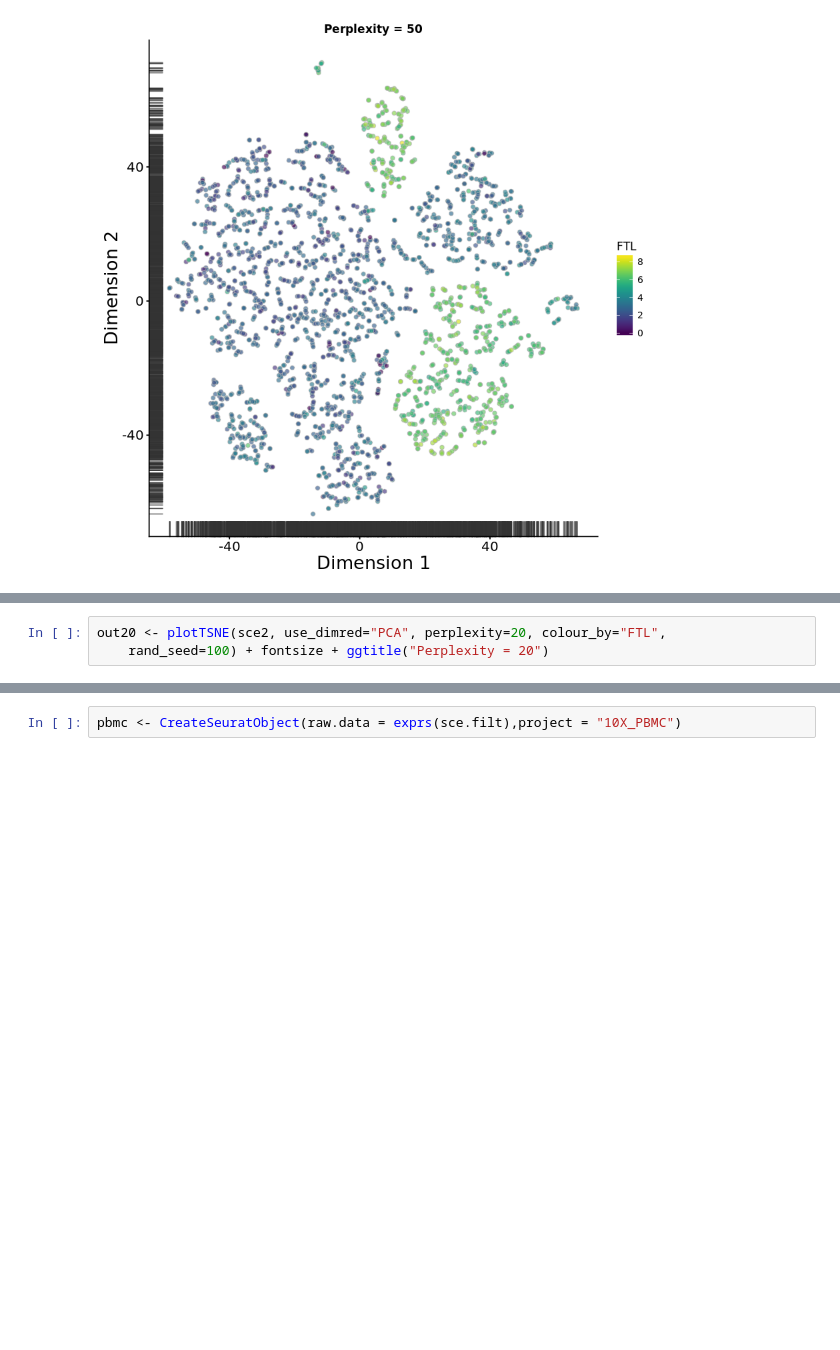
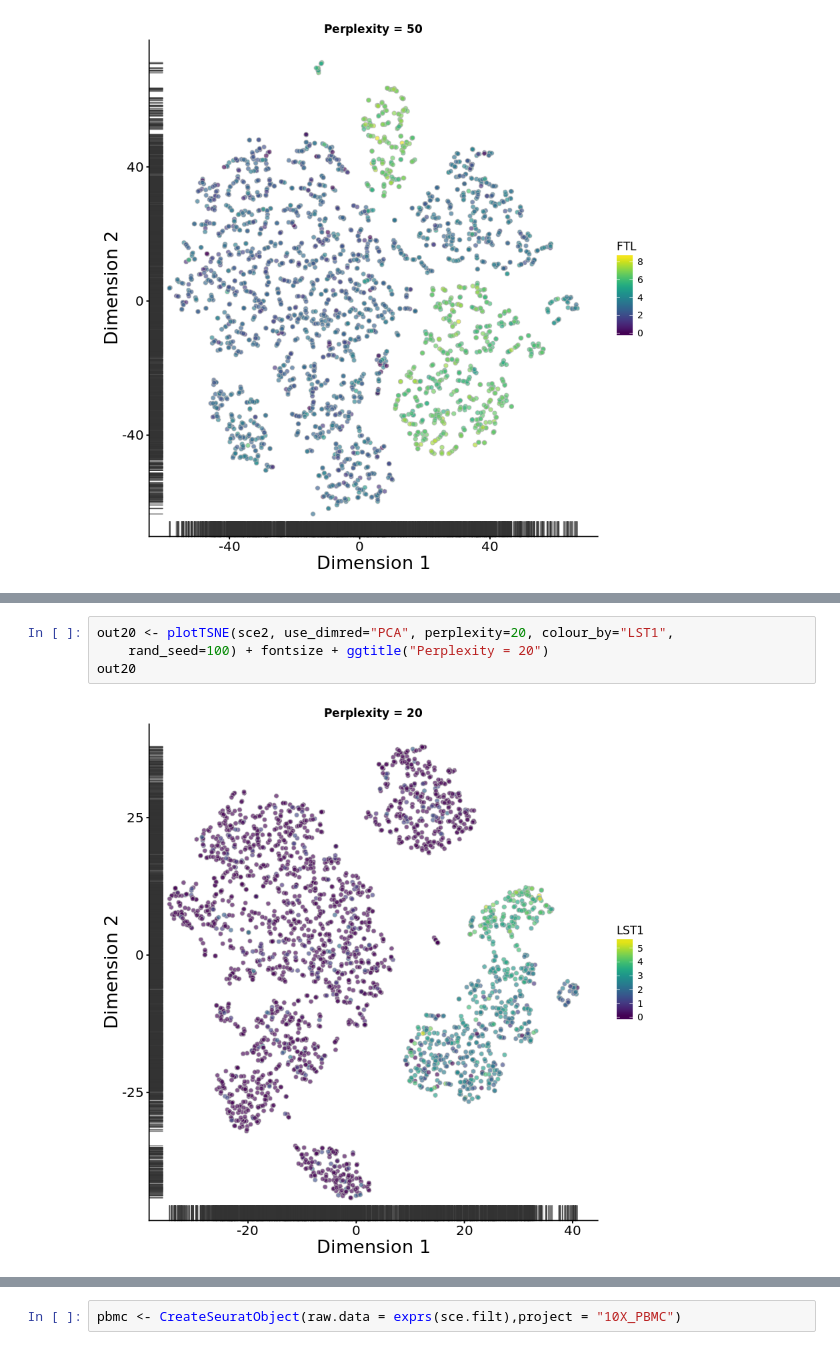
Before and after one commit to compbiocore/single-cell-workshop, a Jupyter notebook: scRNA_workshop_Part_2_clustering.ipynb, the cells around one changed output, grey strips where cells are left out. Drawn from its saved outputs; the diff is of its cells as text; blank space fills up the shorter version.

```diff
--- a/scRNA_workshop_Part_2_clustering.ipynb
+++ b/scRNA_workshop_Part_2_clustering.ipynb
@@ -284,3 +270,6 @@ out10 <- plotTSNE(sce2, use_dimred="PCA", perplexity=10, colour_by="total_featur
 # %%
-out20 <- plotTSNE(sce2, use_dimred="PCA", perplexity=20, colour_by="FTL",
+out20 <- plotTSNE(sce2, use_dimred="PCA", perplexity=20, colour_by="LST1",
     rand_seed=100) + fontsize + ggtitle("Perplexity = 20")
+out20
+# %% [output]
+[figure, added]
```
Also changed, not shown: parts of 29 cells of this notebook, 6 other files.
